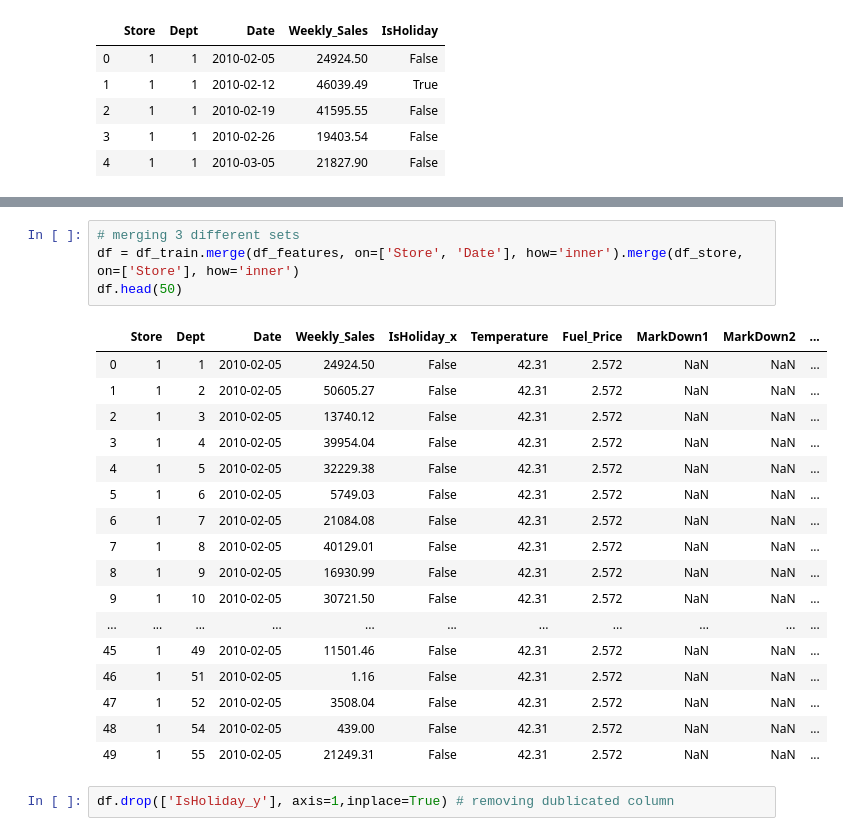
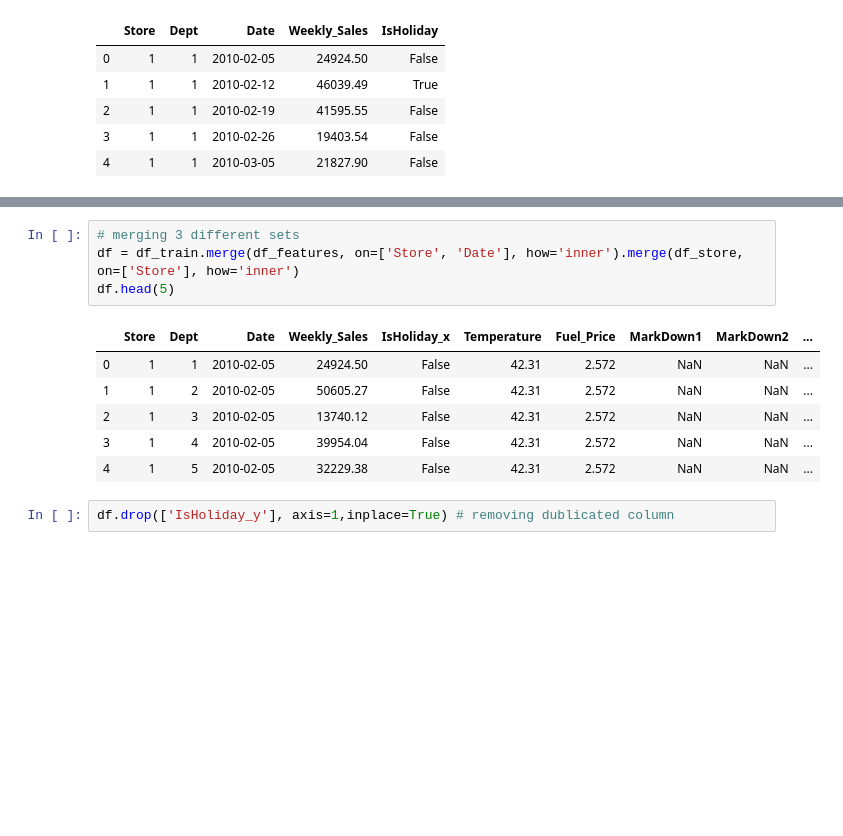
Before and after one commit to ezgigm/store-sales-prediction-timeseries, a Jupyter notebook: STEP1_Cleaning_and_EDA.ipynb, the cells around one changed output, grey strips where cells are left out. Drawn from its saved outputs; the diff is of its cells as text; blank space fills up the shorter version.

```diff
--- a/STEP1_Cleaning_and_EDA.ipynb
+++ b/STEP1_Cleaning_and_EDA.ipynb
@@ -70,25 +76,14 @@ df_features.head()
 # %%
 # merging 3 different sets
 df = df_train.merge(df_features, on=['Store', 'Date'], how='inner').merge(df_store, on=['Store'], how='inner')
-df.head(50)
+df.head(5)
 # %% [output]
 |  | Store | Dept | Date | Weekly_Sales | IsHoliday_x | Temperature | Fuel_Price | MarkDown1 | MarkDown2 | ... |
 | 0 | 1 | 1 | 2010-02-05 | 24924.50 | False | 42.31 | 2.572 | NaN | NaN | ... |
 | 1 | 1 | 2 | 2010-02-05 | 50605.27 | False | 42.31 | 2.572 | NaN | NaN | ... |
 | 2 | 1 | 3 | 2010-02-05 | 13740.12 | False | 42.31 | 2.572 | NaN | NaN | ... |
 | 3 | 1 | 4 | 2010-02-05 | 39954.04 | False | 42.31 | 2.572 | NaN | NaN | ... |
 | 4 | 1 | 5 | 2010-02-05 | 32229.38 | False | 42.31 | 2.572 | NaN | NaN | ... |
-| 5 | 1 | 6 | 2010-02-05 | 5749.03 | False | 42.31 | 2.572 | NaN | NaN | ... |
-| 6 | 1 | 7 | 2010-02-05 | 21084.08 | False | 42.31 | 2.572 | NaN | NaN | ... |
-| 7 | 1 | 8 | 2010-02-05 | 40129.01 | False | 42.31 | 2.572 | NaN | NaN | ... |
-| 8 | 1 | 9 | 2010-02-05 | 16930.99 | False | 42.31 | 2.572 | NaN | NaN | ... |
-| 9 | 1 | 10 | 2010-02-05 | 30721.50 | False | 42.31 | 2.572 | NaN | NaN | ... |
-| ... | ... | ... | ... | ... | ... | ... | ... | ... | ... | ... |
-| 45 | 1 | 49 | 2010-02-05 | 11501.46 | False | 42.31 | 2.572 | NaN | NaN | ... |
-| 46 | 1 | 51 | 2010-02-05 | 1.16 | False | 42.31 | 2.572 | NaN | NaN | ... |
-| 47 | 1 | 52 | 2010-02-05 | 3508.04 | False | 42.31 | 2.572 | NaN | NaN | ... |
-| 48 | 1 | 54 | 2010-02-05 | 439.00 | False | 42.31 | 2.572 | NaN | NaN | ... |
-| 49 | 1 | 55 | 2010-02-05 | 21249.31 | False | 42.31 | 2.572 | NaN | NaN | ... |
 # %%
 df.drop(['IsHoliday_y'], axis=1,inplace=True) # removing dublicated column
 # %%
```
Also changed, not shown: parts of 107 cells of this notebook, 4 other files.
